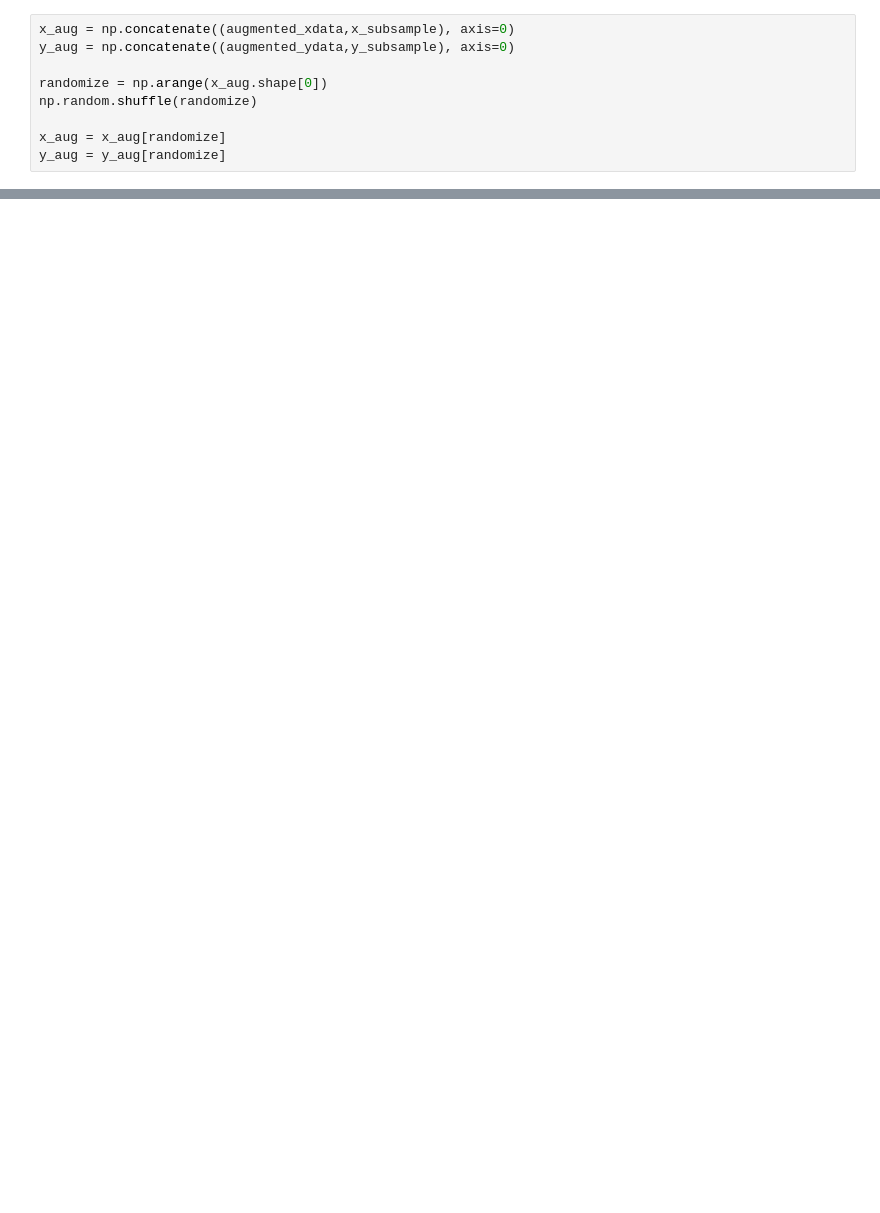
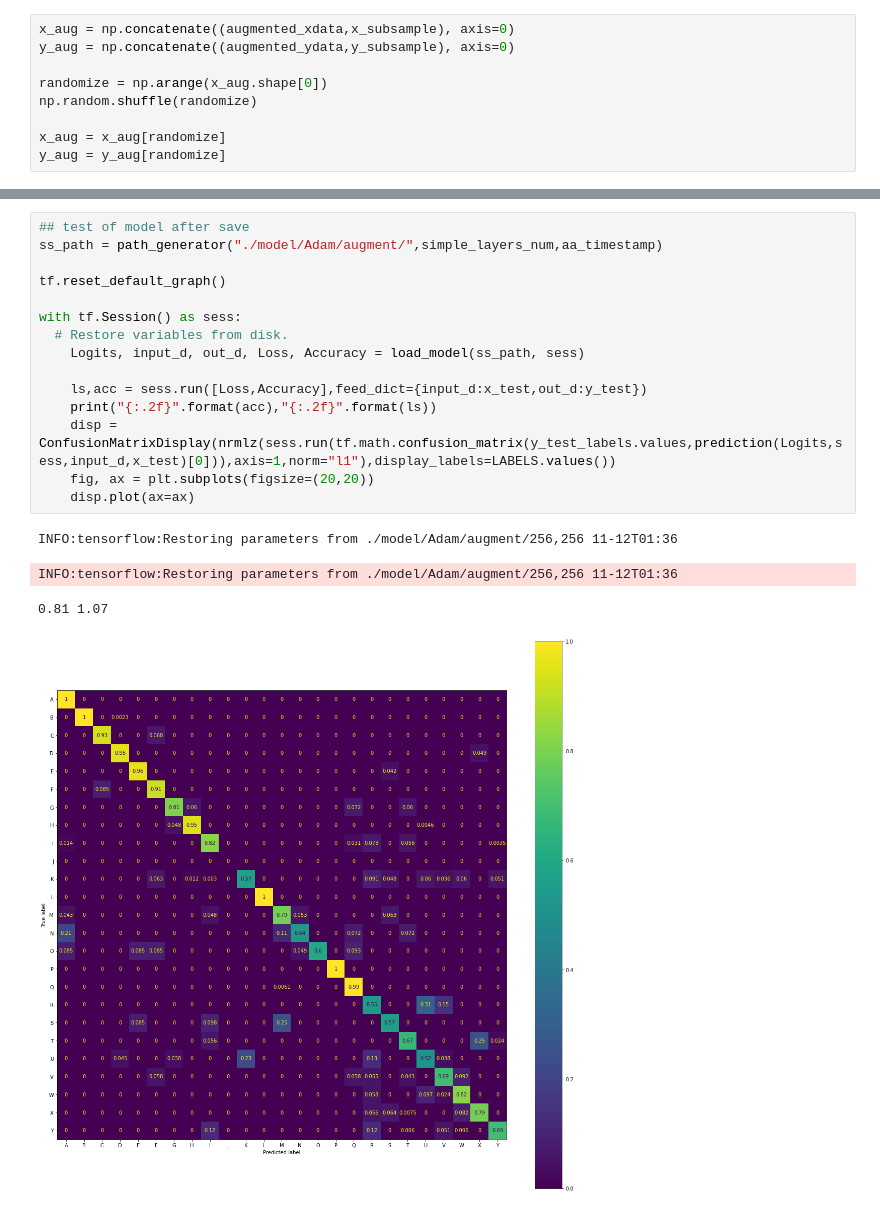
Before and after one commit to mohyfahim/Deep-HW1, a Jupyter notebook: Q1.ipynb, the cells around one changed output, grey strips where cells are left out. Saved outputs shown, nothing was run; the diff lists cells and outputs as text; blank space fills up the shorter version.

```diff
--- a/Q1.ipynb
+++ b/Q1.ipynb
@@ -724 +753,21 @@ ls_adam, acc_adam = train_task(path_generator("./summary/Adam/augment/", simple_
+# %%
+## test of model after save
+ss_path = path_generator("./model/Adam/augment/",simple_layers_num,aa_timestamp)
+
+tf.reset_default_graph()
+
+with tf.Session() as sess:
+  # Restore variables from disk.
+    Logits, input_d, out_d, Loss, Accuracy = load_model(ss_path, sess)
+
+    ls,acc = sess.run([Loss,Accuracy],feed_dict={input_d:x_test,out_d:y_test})
+    print("{:.2f}".format(acc),"{:.2f}".format(ls))
+    disp = ConfusionMatrixDisplay(nrmlz(sess.run(tf.math.confusion_matrix(y_test_labels.values,prediction(Logits,sess,input_d,x_test)[0])),axis=1,norm="l1"),display_labels=LABELS.values())
+    fig, ax = plt.subplots(figsize=(20,20))
+    disp.plot(ax=ax)
+# %% [output]
+INFO:tensorflow:Restoring parameters from ./model/Adam/augment/256,256 11-12T01:36
+INFO:tensorflow:Restoring parameters from ./model/Adam/augment/256,256 11-12T01:36
+0.81 1.07
+[figure, added]
 # %%
```
Also changed, not shown: parts of 24 cells of this notebook, 44 other files.
